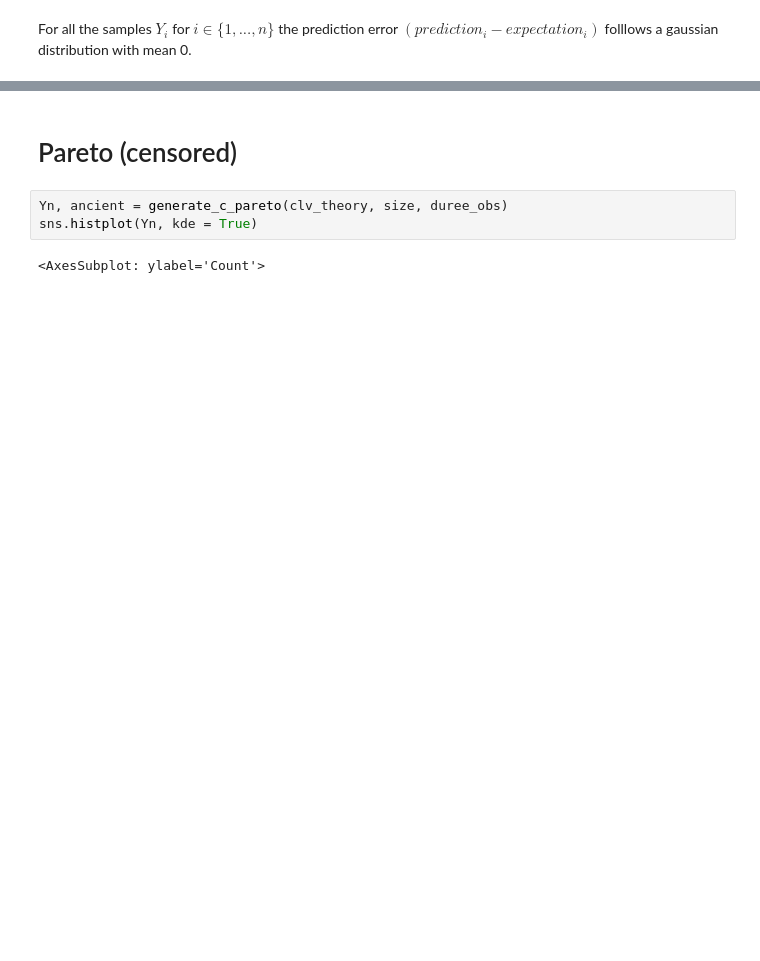
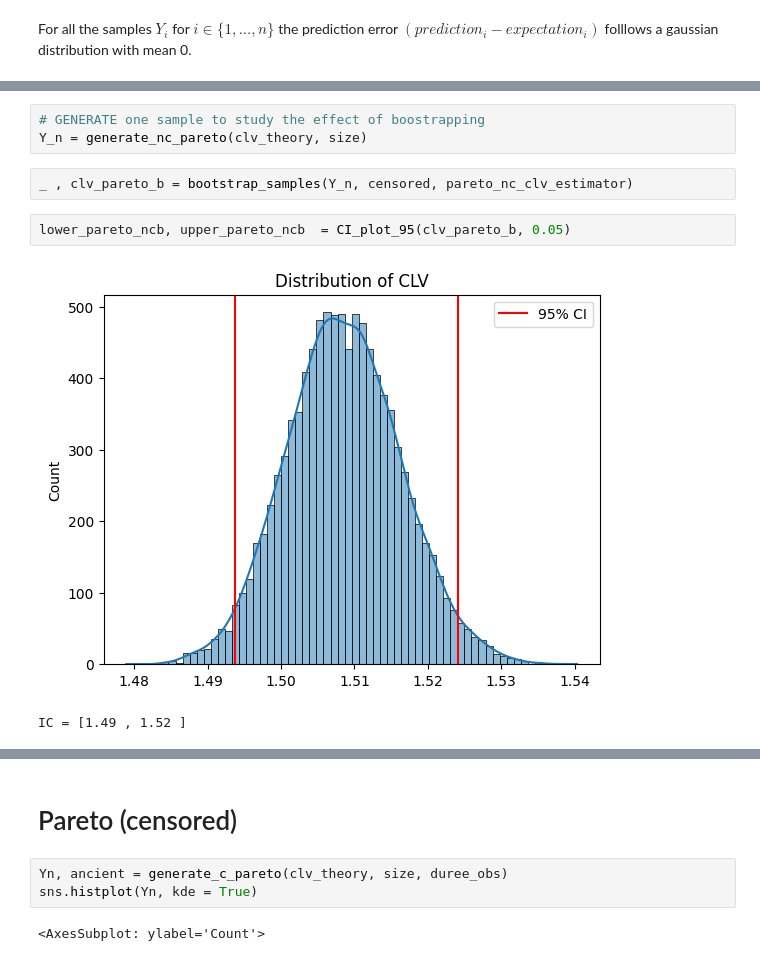
Before and after one commit to louizaaouaouche/Statistical-estimation-of-CLV, a Jupyter notebook: src/pareto.ipynb, the cells around one changed output, grey strips where cells are left out. Saved outputs shown, nothing was run; the diff lists cells and outputs as text; blank space fills up the shorter version.

```diff
--- a/src/pareto.ipynb
+++ b/src/pareto.ipynb
@@ -84,2 +90,12 @@ lower_pareto_nc, upper_pareto_nc =f.bootstrap_intervals(Y_n, censored , np.mean)
+# %%
+# GENERATE one sample to study the effect of boostrapping
+Y_n = generate_nc_pareto(clv_theory, size)
+# %%
+_ , clv_pareto_b = bootstrap_samples(Y_n, censored, pareto_nc_clv_estimator)
+# %%
+lower_pareto_ncb, upper_pareto_ncb  = CI_plot_95(clv_pareto_b, 0.05)
+# %% [output]
+[figure, added]
+IC = [1.49 , 1.52 ]
 # %%
 # plot confidence interval
```
Also changed, not shown: parts of 23 cells of this notebook.
